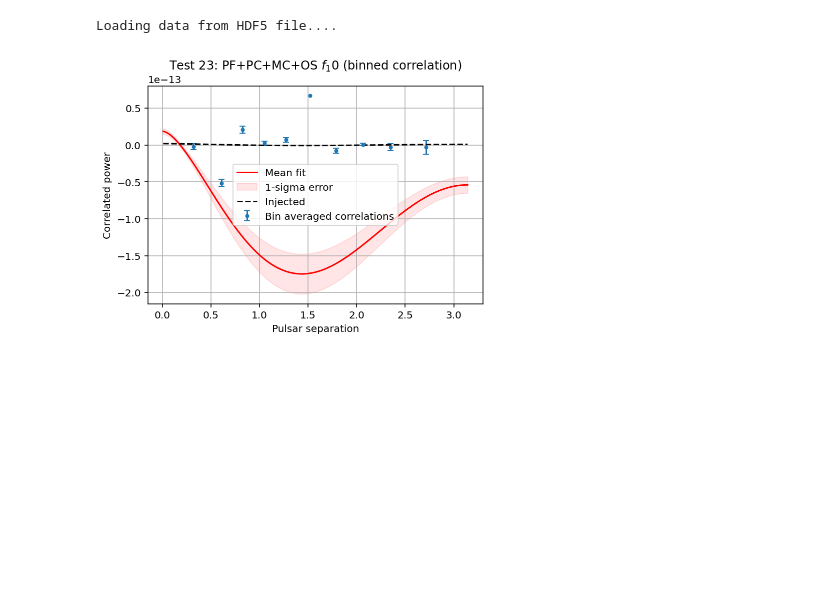
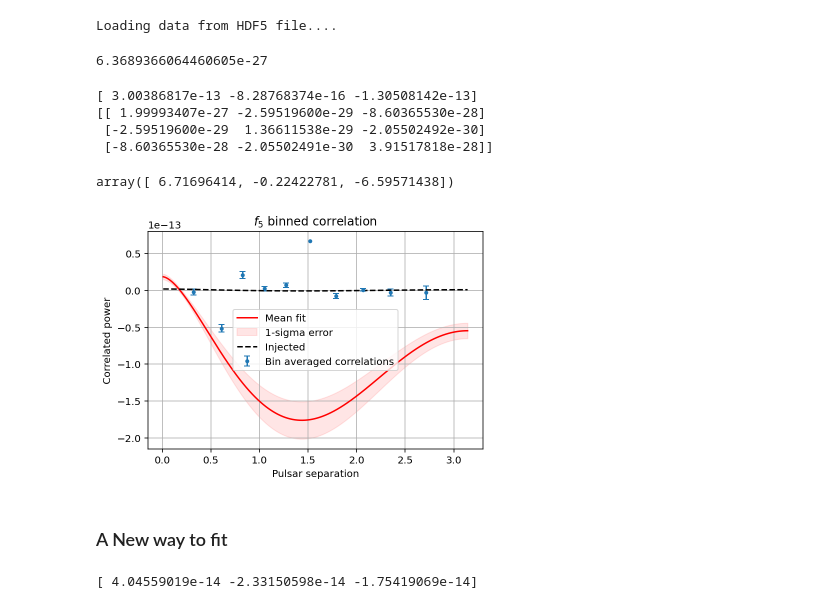
Before and after one commit to GersbachKa/defiant, a Jupyter notebook: notebooks/fixing_numerical_instability.ipynb, the cells around one changed output. Drawn from its saved outputs; the diff is of its cells as text; code cells hidden in the pictures; blank space fills up the shorter version.

Commit message:
Fixed a varried gamma bug

```diff
--- a/notebooks/fixing_numerical_instability.ipynb
+++ b/notebooks/fixing_numerical_instability.ipynb
@@ -63,7 +62,7 @@ model = tm + ef + curn
 
 pta = signal_base.PTA([model(psr) for psr in psrs])
 # %%
-OS_obj = OptimalStatistic(psrs,pta=pta,gwb_name='gw',core_path='../unit_tests/MDC1_FG_CURN_samples.core')
+OS_obj = OptimalStatistic(psrs,pta=pta,gwb_name='gw',core_path='MDC1_FG_CURN_samples.core')
 # %% [output]
 Loading data from HDF5 file....
 # %%
@@ -73,26 +72,63 @@ fgw = OS_obj.freqs
 # %%
 xi_range = np.linspace(0.01,np.pi,1000)
 hd_mod = utils.orf_xi(xi_range,'hd')
+inj_pl = powerlaw(fgw,inj_params['gw_log10_A'],gamma=13./3.,components=1)
 # %%
 problem_freq = 4
 ORF = OS_obj.orf_design_matrix
 data = rhok[problem_freq]
 cov = Ck[problem_freq]
+
+xiBin,rhoBin,sigBin = utils.binned_pair_correlations(xi,rhok[problem_freq],
+                                                     Ck[problem_freq],
+                                                     bins=10,orf='hd')
+# %%
+np.median(cov[0,0])
+# %% [output]
+6.3689366064460605e-27
+# %%
+a2,a2s = utils.linear_solve(ORF,cov*1e30,data)
+a2s = a2s/1e30
+# %%
+print(a2)
+print(a2s)
+# %% [output]
+[ 3.00386817e-13 -8.28768374e-16 -1.30508142e-13]
+[[ 1.99993407e-27 -2.59519600e-29 -8.60365530e-28]
+ [-2.59519600e-29  1.36611538e-29 -2.05502492e-30]
+ [-8.60365530e-28 -2.05502491e-30  3.91517818e-28]]
+# %%
+a2/np.sqrt(np.diag(a2s))
+# %% [output]
+array([ 6.71696414, -0.22422781, -6.59571438])
 # %%
-plt.title(f'$f_{k+1}$ binned correlation')
-xiBin,rhoBin,sigBin = utils.binned_pair_correlations(xi,rhok[problem_freq],Ck[problem_freq],bins=10,orf='hd')
+plt.title(f'$f_{problem_freq+1}$ binned correlation')
+
 plt.errorbar(xiBin,rhoBin,sigBin,fmt='.',capsize=3,label='Bin averaged correlations')
-clipped = utils.clip_covariance(Sks[problem_freq],1e-32)
-mean,mean_sig = utils.calculate_mean_sigma_for_MCOS(xi_range,Sk[problem_freq],clipped,['hd','dipole','monopole'])
+#clipped = utils.clip_covariance(cov,1e-32)
+mean,mean_sig = utils.calculate_mean_sigma_for_MCOS(xi_range,a2,a2s,['hd','dipole','monopole'])
 plt.plot(xi_range,mean,'-r',label='Mean fit')
 plt.fill_between(xi_range,(mean-mean_sig), (mean+mean_sig),color='r',alpha=0.1,label='1-sigma error')
 
 plt.plot(xi_range,inj_pl[problem_freq]*hd_mod,'--k',label='Injected')
 
 plt.xlabel('Pulsar separation')
 plt.ylabel('Correlated power')
 plt.grid()
 plt.legend()
 plt.show()
 # %% [output]
-[figure, old version]
+[figure, new version]
+# %% [markdown]
+### A New way to fit
+# %%
+from scipy.linalg import cho_factor,cho_solve
+
+cholesky = cho_factor(cov)
+fisher = cho_factor( ORF.T @ cho_solve(cholesky,ORF) )
+
+dirtymap = ORF.T @ cho_solve(cholesky,data)
+
+print(cho_solve(fisher,dirtymap))
+# %% [output]
+[ 4.04559019e-14 -2.33150598e-14 -1.75419069e-14]
```
Also changed, not shown: parts of 3 cells of this notebook, 1 other file.
